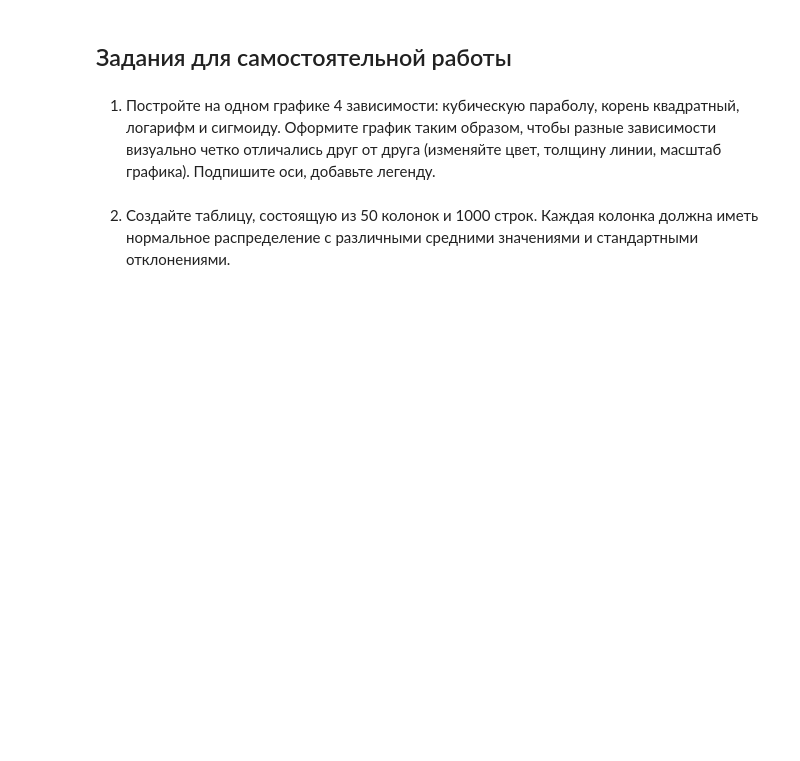
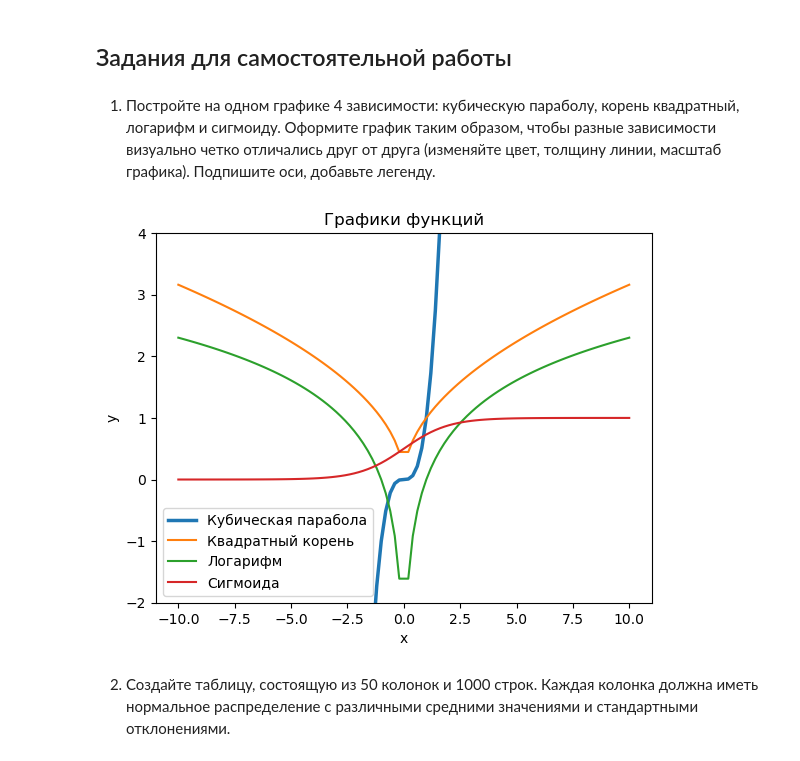
Before and after one commit to talex00/Simulation-modeling-and-big-data-analytics-course, a Jupyter notebook: Lab3_task.ipynb, the cells around one changed output. Cells and saved outputs as stored; diff of their text form; code cells hidden in the pictures; blank space fills up the shorter version.

```diff
--- a/Lab3_task.ipynb
+++ b/Lab3_task.ipynb
@@ -237,2 +228,25 @@ plt.show()
+# %%
+x = np.linspace(-10, 10, 101)
+x = x[x != 0]
+
+y_cubic = x ** 3
+y_sqrt = np.sqrt(np.abs(x))
+y_log = np.log(np.abs(x))
+y_sigma = 1 / (1 + np.exp(-x))
+
+plt.plot(x, y_cubic, label='Кубическая парабола', linewidth = 2.5)
+plt.plot(x, y_sqrt, label='Квадратный корень')
+plt.plot(x, y_log, label='Логарифм')
+plt.plot(x, y_sigma, label='Сигмоида')
+
+plt.legend()
+plt.xlabel('x')
+plt.ylabel('y')
+plt.title('Графики функций')
+
+plt.ylim(-2, 4)
+plt.show()
+# %% [output]
+[figure, added]
 # %% [markdown]
 2. Создайте таблицу, состоящую из 50 колонок и 1000 строк. Каждая колонка должна иметь нормальное распределение с различными средними значениями и стандартными отклонениями.
```
Also changed, not shown: parts of 33 cells of this notebook, 1 other file.
